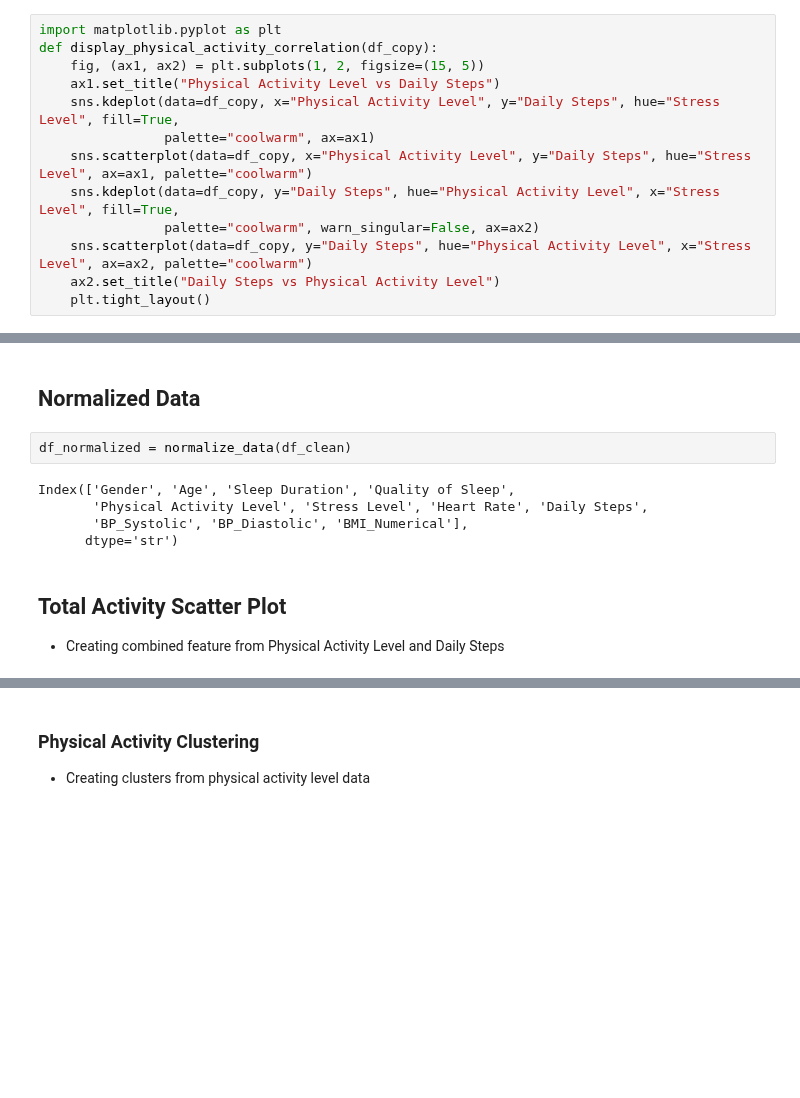
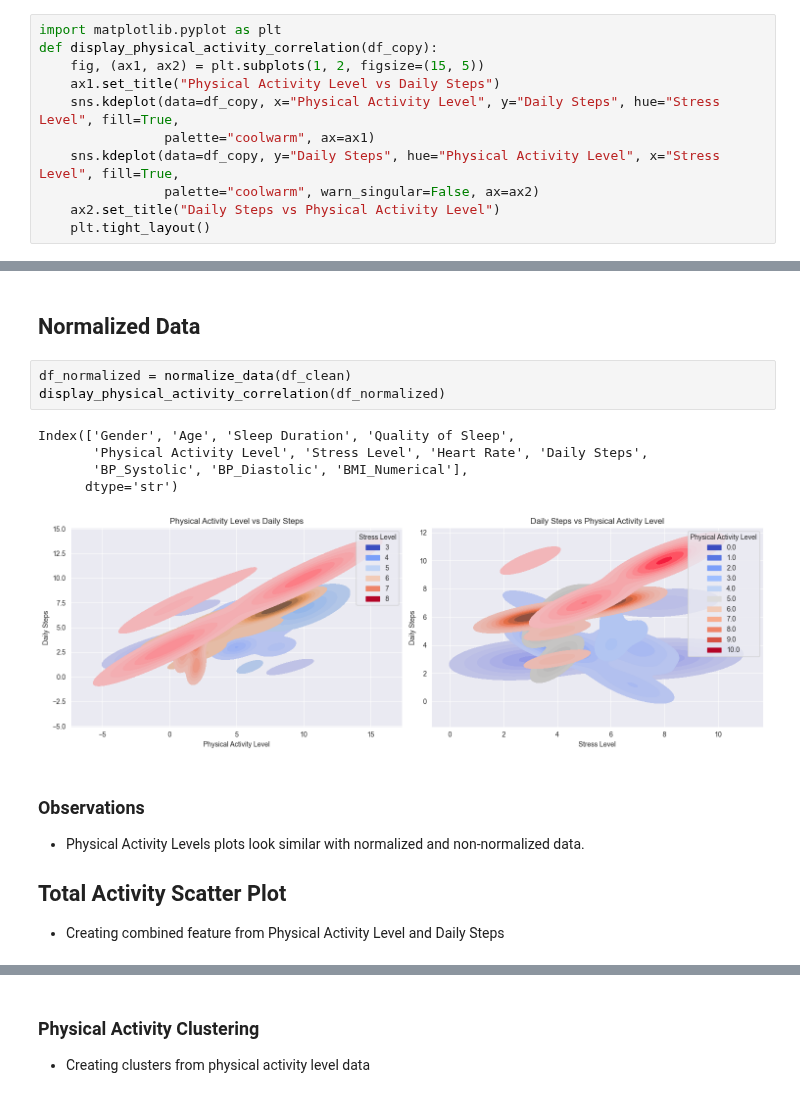
Before and after one commit to DanielLevenstein/stress_vs_physical_activity_data_exploration, a Jupyter notebook: sleep_health_data_analysis_normalized.ipynb, the cells around one changed output, grey strips where cells are left out. Drawn from its saved outputs; the diff is of its cells as text; blank space fills up the shorter version.

```diff
--- a/sleep_health_data_analysis_normalized.ipynb
+++ b/sleep_health_data_analysis_normalized.ipynb
@@ -221,10 +213,8 @@ def display_physical_activity_correlation(df_copy):
     ax1.set_title("Physical Activity Level vs Daily Steps")
     sns.kdeplot(data=df_copy, x="Physical Activity Level", y="Daily Steps", hue="Stress Level", fill=True,
                 palette="coolwarm", ax=ax1)
-    sns.scatterplot(data=df_copy, x="Physical Activity Level", y="Daily Steps", hue="Stress Level", ax=ax1, palette="coolwarm")
     sns.kdeplot(data=df_copy, y="Daily Steps", hue="Physical Activity Level", x="Stress Level", fill=True,
                 palette="coolwarm", warn_singular=False, ax=ax2)
-    sns.scatterplot(data=df_copy, y="Daily Steps", hue="Physical Activity Level", x="Stress Level", ax=ax2, palette="coolwarm")
     ax2.set_title("Daily Steps vs Physical Activity Level")
     plt.tight_layout()
 # %% [markdown]
@@ -254,12 +244,16 @@ sns.heatmap(df_clean[numerical_columns].corr(), annot=True, cmap='coolwarm', cen
 ## Normalized Data
 # %%
 df_normalized = normalize_data(df_clean)
+display_physical_activity_correlation(df_normalized)
 # %% [output]
 Index(['Gender', 'Age', 'Sleep Duration', 'Quality of Sleep',
        'Physical Activity Level', 'Stress Level', 'Heart Rate', 'Daily Steps',
        'BP_Systolic', 'BP_Diastolic', 'BMI_Numerical'],
       dtype='str')
+[figure, added]
 # %% [markdown]
+### Observations
+- Physical Activity Levels plots look similar with normalized and non-normalized data.
 ## Total Activity Scatter Plot
 - Creating combined feature from Physical Activity Level and Daily Steps
 # %%
```
Also changed, not shown: parts of 29 cells of this notebook, 4 other files.
